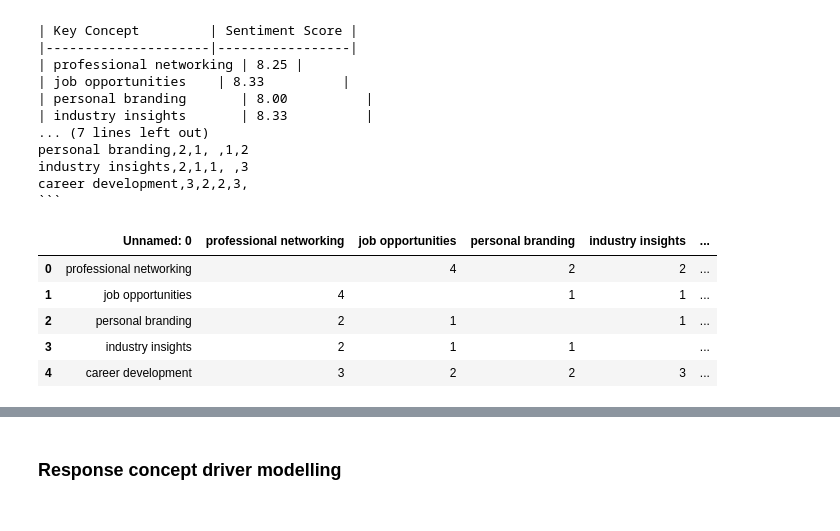
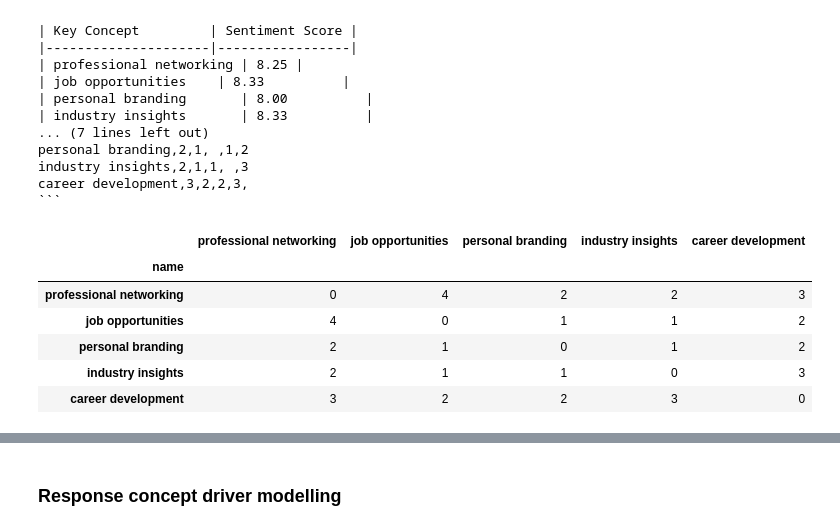
Before and after one commit to cviddenKwantum/KwantumDev, a Jupyter notebook: LI_survey_gen_demo.ipynb, the cells around one changed output, grey strips where cells are left out. Cells and saved outputs as stored; diff of their text form; code cells hidden in the pictures.

````diff
--- a/LI_survey_gen_demo.ipynb
+++ b/LI_survey_gen_demo.ipynb
@@ -177,19 +177,21 @@ industry insights,2,1,1, ,3
 career development,3,2,2,3,
 ```
 # %%
-csv_string = f""",professional networking,job opportunities,personal branding,industry insights,career development
-professional networking, ,4,2,2,3
-job opportunities,4, ,1,1,2
-personal branding,2,1, ,1,2
-industry insights,2,1,1, ,3
-career development,3,2,2,3,"""
+csv_string = f"""name,professional networking,job opportunities,personal branding,industry insights,career development
+professional networking, 0,4,2,2,3
+job opportunities,4, 0,1,1,2
+personal branding,2,1, 0,1,2
+industry insights,2,1,1, 0,3
+career development,3,2,2,3,0"""
 
 df = pd.read_csv(StringIO(csv_string))
+df.set_index('name', inplace=True)
 display(df)
 # %% [output]
-|  | Unnamed: 0 | professional networking | job opportunities | personal branding | industry insights | ... |
-| 0 | professional networking |  | 4 | 2 | 2 | ... |
-| 1 | job opportunities | 4 |  | 1 | 1 | ... |
-| 2 | personal branding | 2 | 1 |  | 1 | ... |
-| 3 | industry insights | 2 | 1 | 1 |  | ... |
-| 4 | career development | 3 | 2 | 2 | 3 | ... |
+|  | professional networking | job opportunities | personal branding | industry insights | career development |
+| name |  |  |  |  |  |
+| professional networking | 0 | 4 | 2 | 2 | 3 |
+| job opportunities | 4 | 0 | 1 | 1 | 2 |
+| personal branding | 2 | 1 | 0 | 1 | 2 |
+| industry insights | 2 | 1 | 1 | 0 | 3 |
+| career development | 3 | 2 | 2 | 3 | 0 |
````
Also changed, not shown: parts of 3 cells of this notebook.
